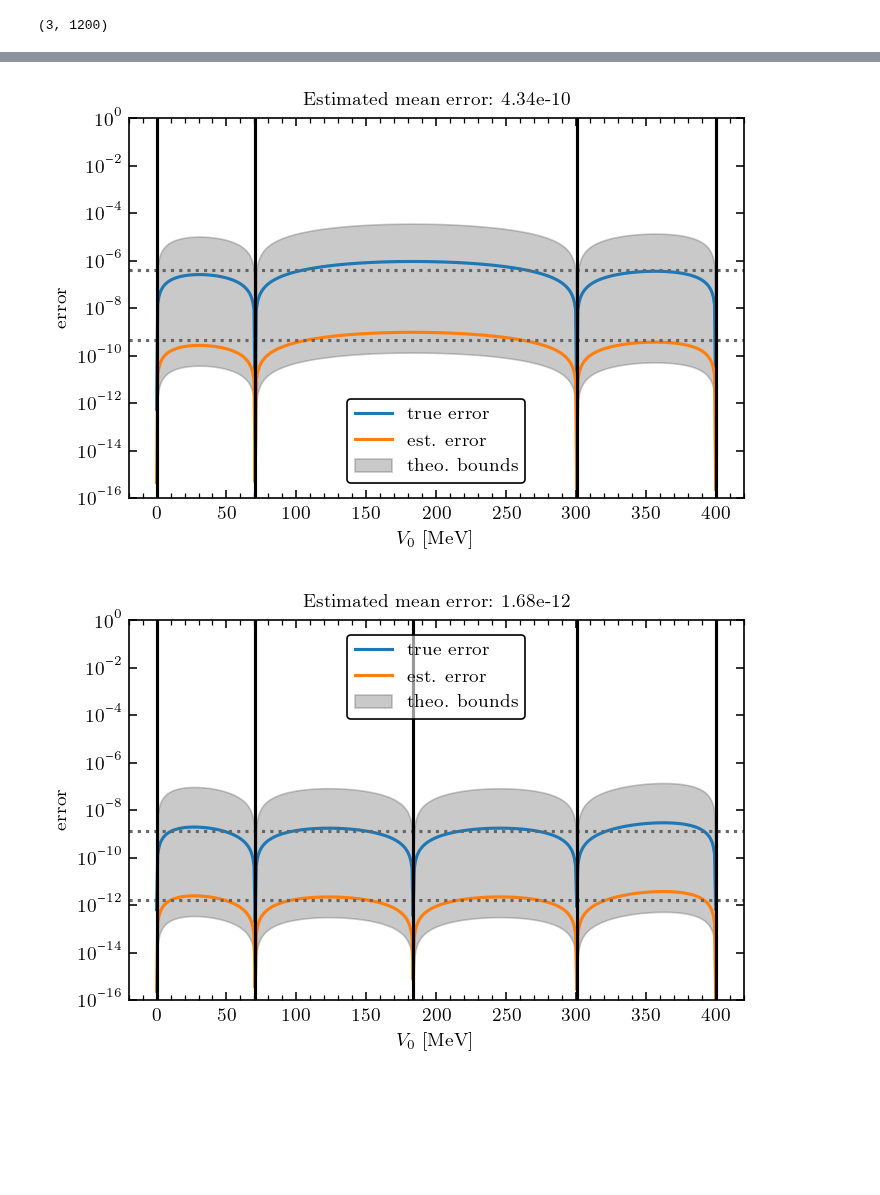
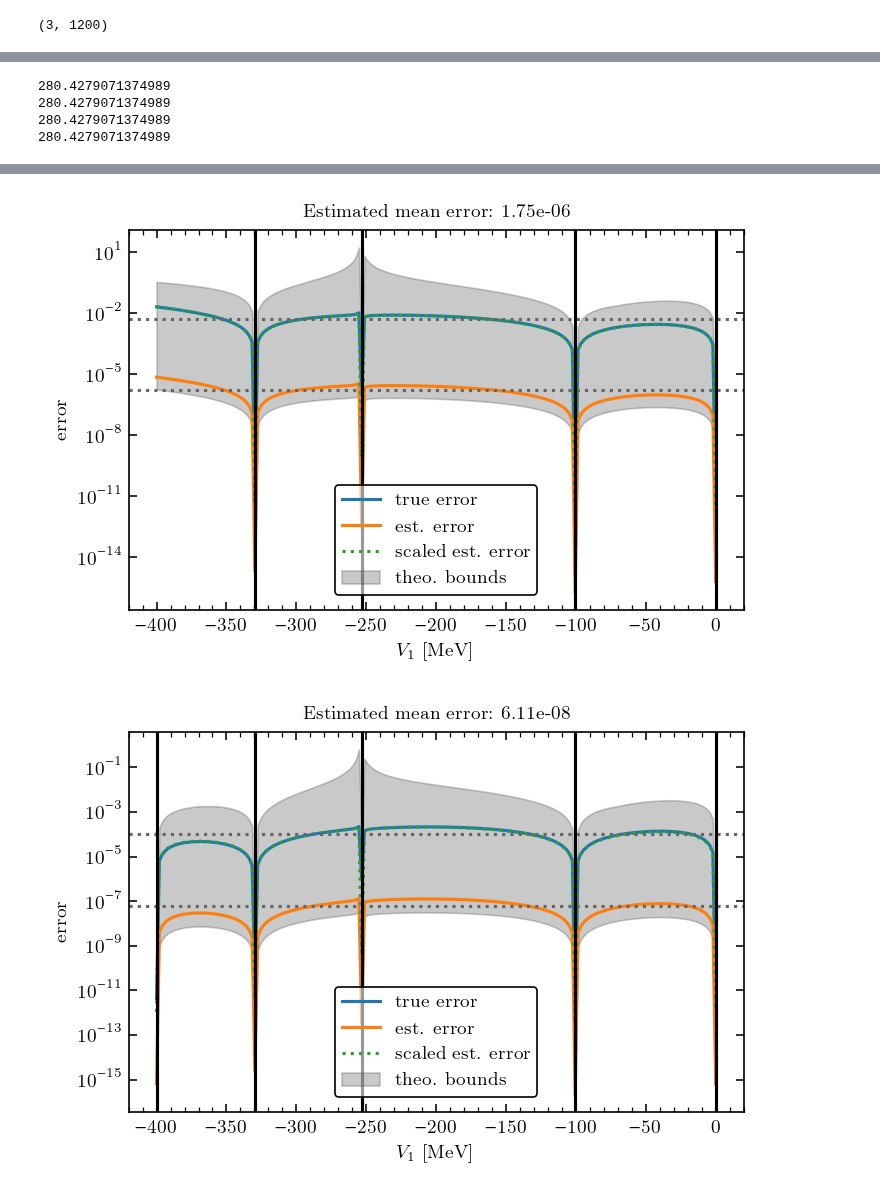
Before and after one commit to buqeye/cs_greedy_emulator, a Jupyter notebook: testing.ipynb, the cells around one changed output, grey strips where cells are left out. Saved outputs shown, nothing was run; the diff lists cells and outputs as text; code cells hidden in the pictures; blank space fills up the shorter version.

Commit message:
adds calibration of error estimator using coercivity constant

```diff
--- a/testing.ipynb
+++ b/testing.ipynb
@@ -22,7 +22,7 @@ from plots.rc_params import *
 from NumerovEmulator import AffineGROM
 # %%
 potentialArgs = {"label": "minnesota", "kwargs": {"potId": 213}}
-l = 2
+l = 0
 channel = Channel(S=0, L=l, LL=l, J=l, channel=0)
 potential = Potential(channel, **potentialArgs)
 E_MeV = 50
@@ -159,9 +162,10 @@ grom.emulate([lecs], estimate_norm_residual=True,
 # %%
 greedy_grom = AffineGROM(scattExp=scattExp,
            grid=grid,
-           free_lecs={"V0": (0, 400)},
+        #    free_lecs={"V0": (0, 400)},
+           free_lecs={"V1": (-400, 0)},
            num_snapshots_init=2,
-            num_snapshots_max=500,
+            num_snapshots_max=200,
             approach="greedy",
             pod_rcond=1e-10,
             init_snapshot_lecs=None,
@@ -191,16 +194,21 @@ now greedily improving the snapshot basis:
 # %%
 from constants import cm
 num_iter = len(greedy_grom.greedy_logging)
-V0_arr = greedy_grom.lec_all_samples[:,1]
-for niter in range(num_iter):
+V0_arr = greedy_grom.lec_all_samples[:,2]
+for niter in range(num_iter-1):
     fig, ax = plt.subplots(1,1, figsize=(12*cm,8*cm), constrained_layout=True)
-    ax.set_xlabel("$V_0$ [MeV]")
+    ax.set_xlabel("$V_1$ [MeV]")
     ax.set_ylabel("error")
-    ax.set_ylim(1e-16, 1e0)
+    # ax.set_ylim(1e-16, 1e0)
     [snapshot_idxs, fom_sol, emulated_sol,
-     romErrors, realErrors, estErrBounds] = greedy_grom.greedy_logging[niter]
+     romErrors, realErrors, estErrBounds,
+     coercivity_constant] = greedy_grom.greedy_logging[niter]
     ax.semilogy(V0_arr, realErrors, label=f"true error")
-    ax.semilogy(V0_arr, romErrors, label=f"est. error")
+    ax.semilogy(V0_arr, romErrors, ls="-", label=f"est. error")
+    ax.semilogy(V0_arr, coercivity_constant*romErrors,
+                ls=":", label=f"scaled est. error")
+    print(np.max(np.abs(fom_sol[-1, :])))
+    # print(np.max(np.abs(coercivity_constant*romErrors - realErrors)))
     # ax.semilogy(V0_arr, estErrBounds[:,0], label=f"lower bound")
     # ax.semilogy(V0_arr, estErrBounds[:,1], label=f"upper bound")
     ax.fill_between(V0_arr, estErrBounds[:,0], estErrBounds[:,1],
@@ -215,3 +223,7 @@ for niter in range(num_iter):
     ax.legend().set_zorder(102)
     fig.savefig(f"iter{niter}.png")
 # %% [output]
+280.4279071374989
+280.4279071374989
+280.4279071374989
+280.4279071374989
@@ -220,2 +232,2 @@ for niter in range(num_iter):
-[figure, old version]
+[figure, new version]
-[figure, old version]
+[figure, new version]
```
Also changed, not shown: parts of 12 cells of this notebook, 1 other file.
